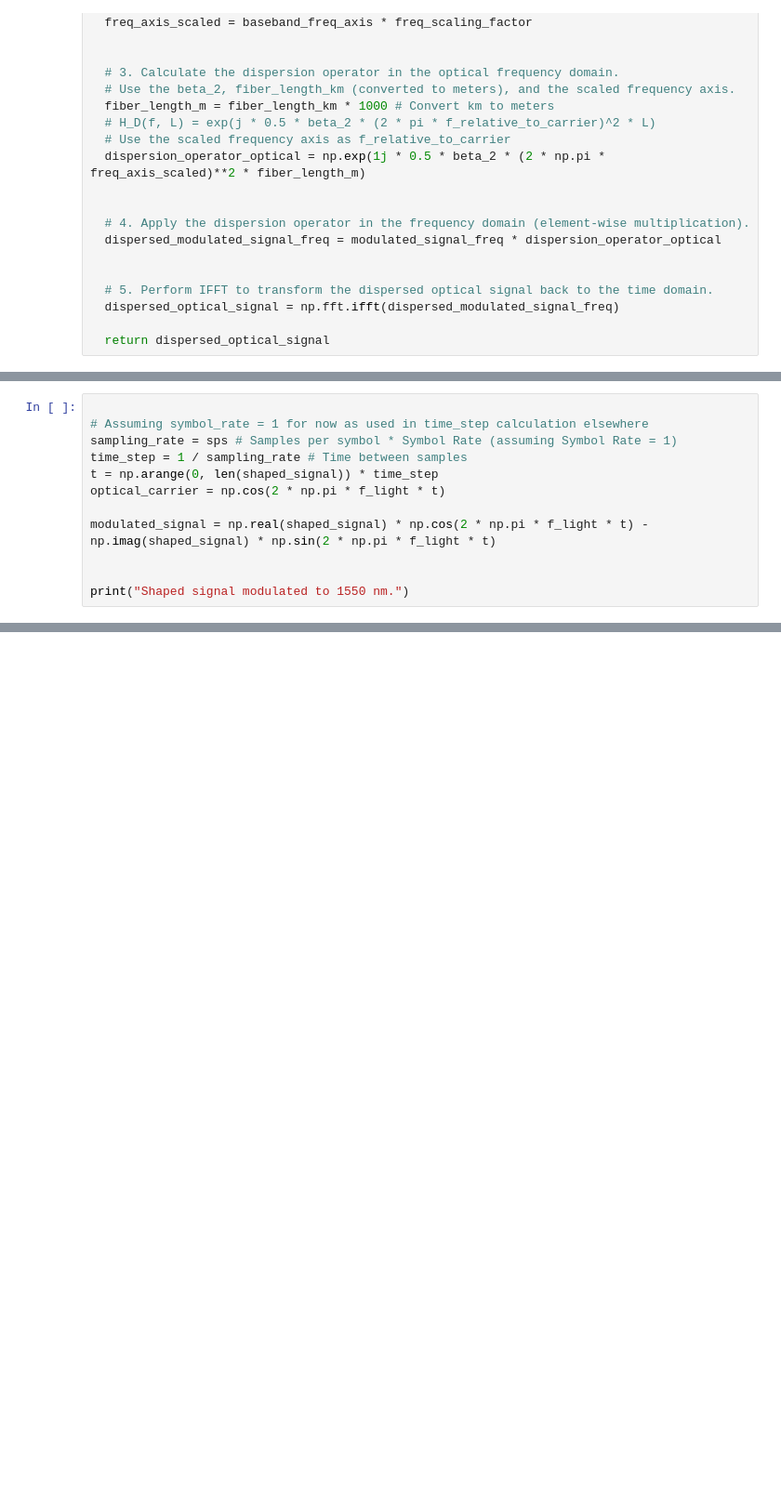
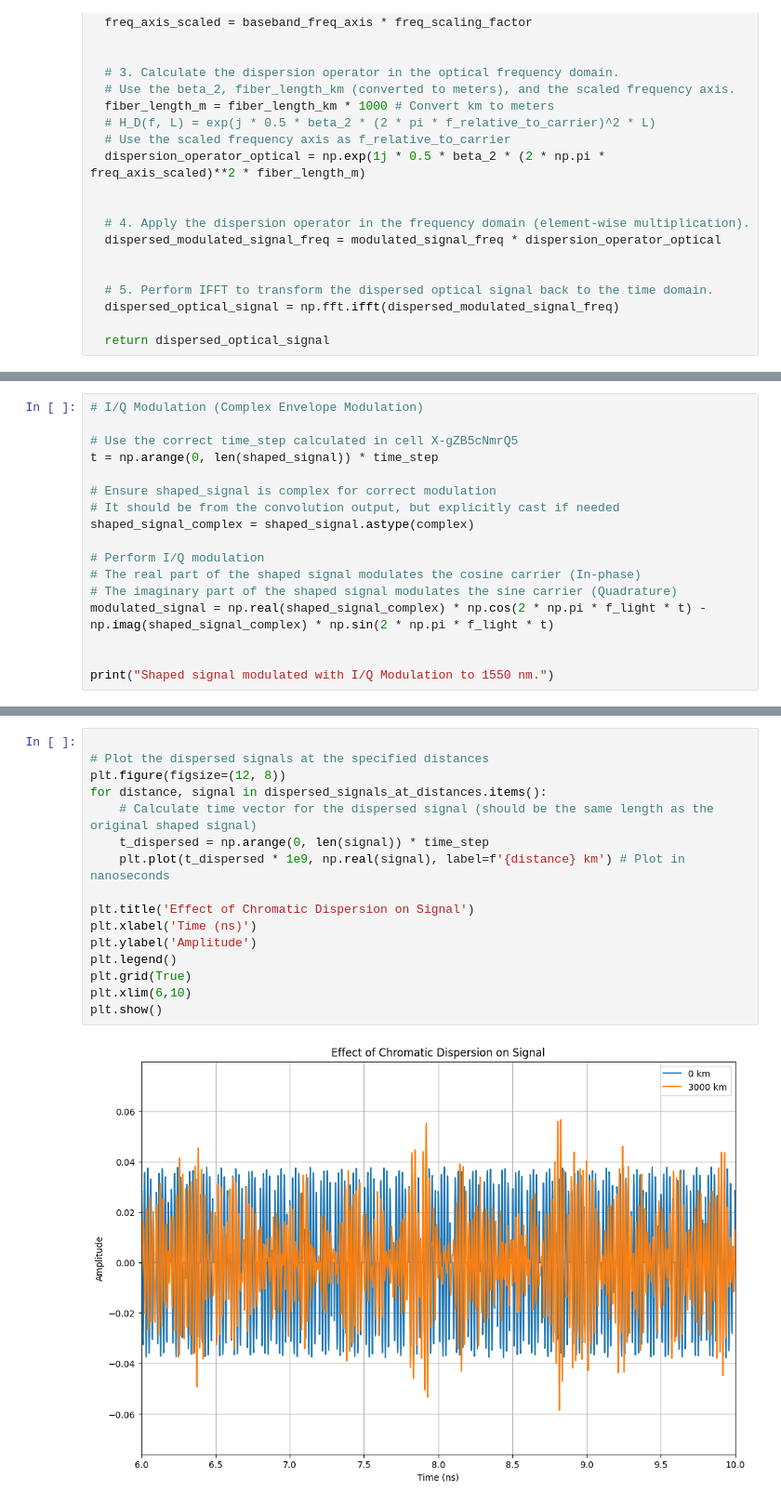
Before and after one commit to EnochYounceSAIC/FiberOptics, a Jupyter notebook: weektwo/chromatic_dispersion.ipynb, the cells around one changed output, grey strips where cells are left out. Shown: that part at 93% size. Cells and saved outputs as stored; diff of their text form; blank space fills up the shorter version.

```diff
--- a/weektwo/chromatic_dispersion.ipynb
+++ b/weektwo/chromatic_dispersion.ipynb
@@ -215,12 +214,0 @@ Text(0, 0.5, 'Amplitude')
-# %%
-
-# Assuming symbol_rate = 1 for now as used in time_step calculation elsewhere
-sampling_rate = sps # Samples per symbol * Symbol Rate (assuming Symbol Rate = 1)
-time_step = 1 / sampling_rate # Time between samples
-t = np.arange(0, len(shaped_signal)) * time_step
-optical_carrier = np.cos(2 * np.pi * f_light * t)
-
-modulated_signal = np.real(shaped_signal) * np.cos(2 * np.pi * f_light * t) - np.imag(shaped_signal) * np.sin(2 * np.pi * f_light * t)
-
-
-print("Shaped signal modulated to 1550 nm.")
@@ -828,0 +215,17 @@ plt.show()
+# %%
+# I/Q Modulation (Complex Envelope Modulation)
+
+# Use the correct time_step calculated in cell X-gZB5cNmrQ5
+t = np.arange(0, len(shaped_signal)) * time_step
+
+# Ensure shaped_signal is complex for correct modulation
+# It should be from the convolution output, but explicitly cast if needed
+shaped_signal_complex = shaped_signal.astype(complex)
+
+# Perform I/Q modulation
+# The real part of the shaped signal modulates the cosine carrier (In-phase)
+# The imaginary part of the shaped signal modulates the sine carrier (Quadrature)
+modulated_signal = np.real(shaped_signal_complex) * np.cos(2 * np.pi * f_light * t) - np.imag(shaped_signal_complex) * np.sin(2 * np.pi * f_light * t)
+
+
+print("Shaped signal modulated with I/Q Modulation to 1550 nm.")
@@ -828,0 +316,18 @@ plt.show()
+# %%
+
+# Plot the dispersed signals at the specified distances
+plt.figure(figsize=(12, 8))
+for distance, signal in dispersed_signals_at_distances.items():
+    # Calculate time vector for the dispersed signal (should be the same length as the original shaped signal)
+    t_dispersed = np.arange(0, len(signal)) * time_step
+    plt.plot(t_dispersed * 1e9, np.real(signal), label=f'{distance} km') # Plot in nanoseconds
+
+plt.title('Effect of Chromatic Dispersion on Signal')
+plt.xlabel('Time (ns)')
+plt.ylabel('Amplitude')
+plt.legend()
+plt.grid(True)
+plt.xlim(6,10)
+plt.show()
+# %% [output]
+[figure, added]
```
Also changed, not shown: parts of 13 cells of this notebook.
